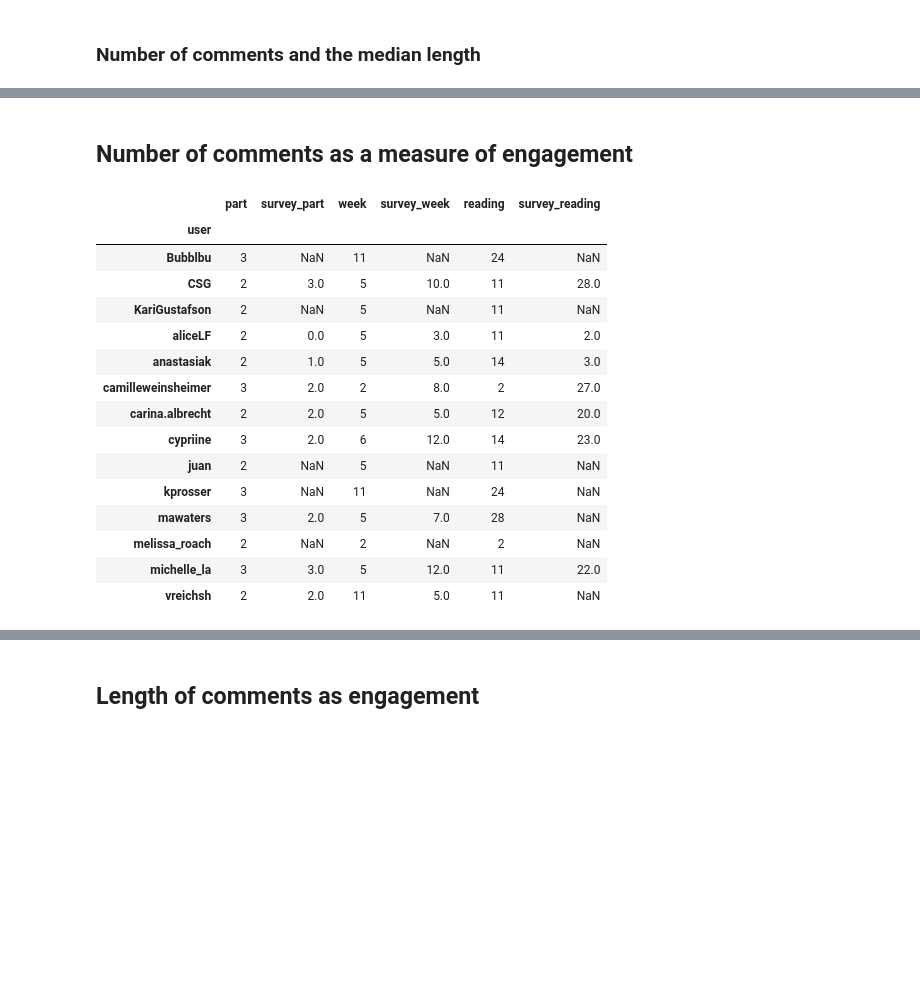
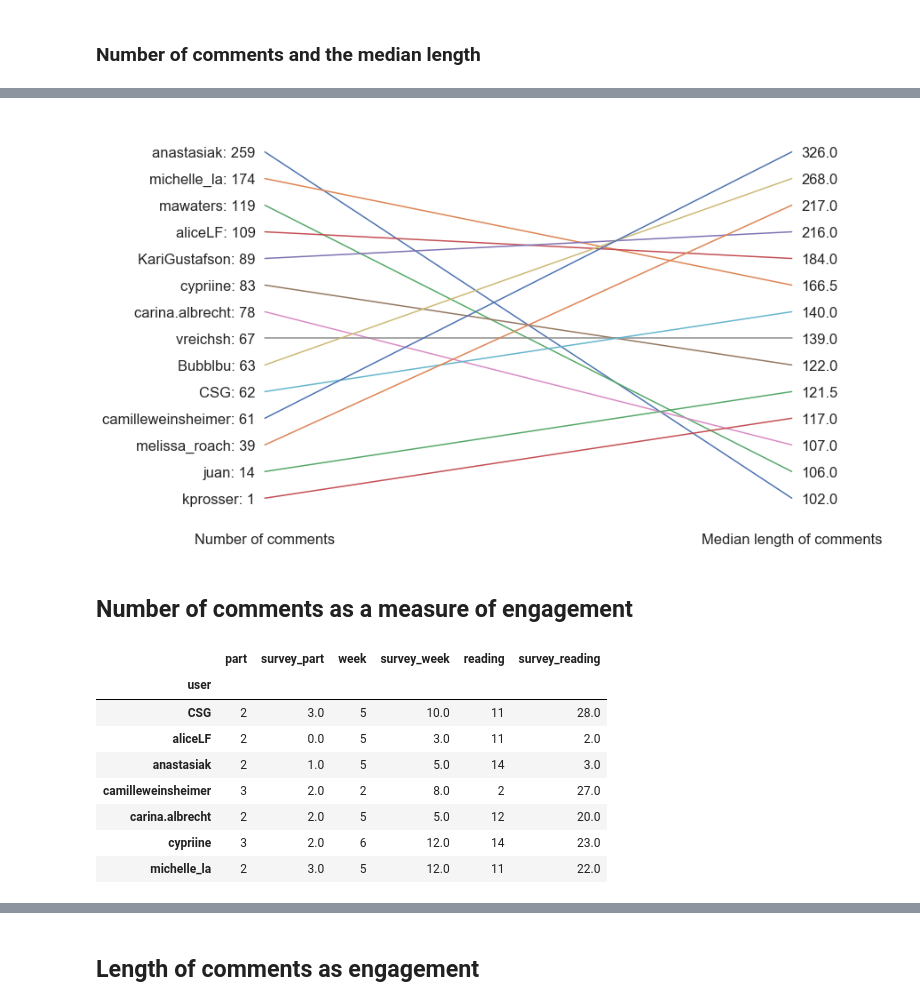
Before and after one commit to Bubblbu/public-knowledge-annotations, a Jupyter notebook: code/presentation.ipynb, the cells around one changed output, grey strips where cells are left out. Drawn from its saved outputs; the diff is of its cells as text; code cells hidden in the pictures; blank space fills up the shorter version.

```diff
--- a/code/presentation.ipynb
+++ b/code/presentation.ipynb
@@ -90,6 +76,8 @@ comments = comments.merge(readings[['url', 'week', 'part', 'date', 'required', '
 # Combine the last weeks annotations that were spread across several links
 merge_urls = list(range(28, 38))
 
+readings = pd.read_csv("../data/readings.csv", index_col="id", parse_dates=['date'])
+readings.sample(10)
 resps = []
 for i in merge_urls:
     resps.extend(json.loads(readings.loc[i, "resp"]))
@@ -98,9 +86,20 @@ readings.loc[28, 'total'] = len(resps)
 readings.drop(merge_urls[1:], inplace=True)
 
 comments.url_id = comments.url_id.map(lambda x: 28 if x in merge_urls else x)
-our_comments = comments[comments.user.isin(usernames)]
+comments['length'] = comments.text.map(lambda x: len(str(x)))
+comments['created_day'] = comments.created.map(lambda x: datetime.datetime(year=x.year, month=x.month, day=x.day))
+comments['last_minute'] = comments.apply(lambda x: x.created - classes.loc[x.week, 'date'], axis=1)
+comments['last_minute'] =  comments['last_minute'].map(lambda x: x.days + x.seconds//86400 if x.days > 0 else x.days - x.seconds//86400)
+comments['Has URL'] = comments.text.map(lambda x: re.search(URL_PATTERN, x) is not None if not pd.isna(x) else None)
 
-our_comments['length'] = our_comments.text.map(lambda x: len(str(x)))
+print("All comments: {}".format(len(comments)))
 
-our_comments.head()
+before_pdc = comments.created<pd.Timestamp(datetime.date(2018, 9, 6))
+comments = comments[~before_pdc]
+
+print("Comments before PDC: {}".format(sum(before_pdc)))
+
+our_comments = comments.user.isin(usernames)
+comments = comments[our_comments]
+print("Our comments: {}".format(sum(our_comments)))
 # %% [output]
@@ -191,39 +232,72 @@ plt.gca().invert_yaxis()
+# %%
+counts = pd.DataFrame(columns=["total", "median"])
+counts['total'] = comments.user.value_counts()
+counts['median'] = comments.groupby("user")["text"].apply(lambda x: median([len(str(y)) for y in x.tolist()]))
+counts.rank(ascending=False).T.plot(legend=False)
+
+ax1 = plt.gca()
+ax1.set_ylim((0,15))
+
+ax2 = ax1.twinx()
+ax2.set_ylim((0,15))
+
+ax1.set_yticks(range(1, 15))
+ax2.set_yticks(range(1, 15))
+
+labels_1 = []
+for k, v in counts['total'].items():
+    labels_1.append("{}: {}".format(k, v))
+ax1.set_yticklabels(labels_1)
+
+labels_2 = []
+for k, v in counts['median'].sort_values().items():
+    labels_2.append("{}".format(v))
+ax2.set_yticklabels(labels_2)
+
+ax1.invert_yaxis()
+
+plt.xticks([0,1], ["Number of comments", "Median length of comments"]);
+ax1.grid(False)
+ax2.grid(False)
+ax1.yaxis.set_ticks_position('none')
+ax2.yaxis.set_ticks_position('none')
+ax1.tick_params(axis='y', pad=-25)
+ax2.tick_params(axis='y', pad=-25)
+
+plt.subplots_adjust(hspace=0)
+sns.despine(right=True, top=True, bottom=True, left=True, trim=True)
+# %% [output]
+[figure, added]
 # %% [markdown]
 ## Number of comments as a measure of engagement
 # %%
 df = pd.DataFrame(columns=['part', 'survey_part', 'week', 'survey_week', 'reading', 'survey_reading'])
+by = "text"
 
-by = "text"
-x = our_comments.groupby(["user", "part"])[by].count().reset_index()
+x = comments.groupby(["user", "part"])[by].count().reset_index()
 df['part'] = x.groupby("user").apply(lambda x: x.loc[x[by].idxmax()])['part']
 
-x = our_comments.groupby(["user", "week"])[by].count().reset_index()
+x = comments.groupby(["user", "week"])[by].count().reset_index()
 df['week'] = x.groupby("user").apply(lambda x: x.loc[x[by].idxmax()])['week']
 
-x = our_comments.groupby(["user", "url_id"])[by].count().reset_index()
+x = comments.groupby(["user", "url_id"])[by].count().reset_index()
 df['reading'] = x.groupby("user").apply(lambda x: x.loc[x[by].idxmax()])['url_id']
 
 df['survey_part'] = eng_survey['eng_part']
 df['survey_week'] = eng_survey['eng_week']
 df['survey_reading'] = eng_survey['eng_reading']
+df = df.dropna()
 df
 # %% [output]
 |  | part | survey_part | week | survey_week | reading | survey_reading |
 | user |  |  |  |  |  |  |
-| Bubblbu | 3 | NaN | 11 | NaN | 24 | NaN |
 | CSG | 2 | 3.0 | 5 | 10.0 | 11 | 28.0 |
-| KariGustafson | 2 | NaN | 5 | NaN | 11 | NaN |
 | aliceLF | 2 | 0.0 | 5 | 3.0 | 11 | 2.0 |
 | anastasiak | 2 | 1.0 | 5 | 5.0 | 14 | 3.0 |
 | camilleweinsheimer | 3 | 2.0 | 2 | 8.0 | 2 | 27.0 |
 | carina.albrecht | 2 | 2.0 | 5 | 5.0 | 12 | 20.0 |
 | cypriine | 3 | 2.0 | 6 | 12.0 | 14 | 23.0 |
-| juan | 2 | NaN | 5 | NaN | 11 | NaN |
-| kprosser | 3 | NaN | 11 | NaN | 24 | NaN |
-| mawaters | 3 | 2.0 | 5 | 7.0 | 28 | NaN |
-| melissa_roach | 2 | NaN | 2 | NaN | 2 | NaN |
-| michelle_la | 3 | 3.0 | 5 | 12.0 | 11 | 22.0 |
-| vreichsh | 2 | 2.0 | 11 | 5.0 | 11 | NaN |
+| michelle_la | 2 | 3.0 | 5 | 12.0 | 11 | 22.0 |
 # %%
 cols = ["part", "week", "reading"]
 matches = pd.DataFrame(columns=cols)
```
Also changed, not shown: parts of 31 cells of this notebook, 1 other file.
